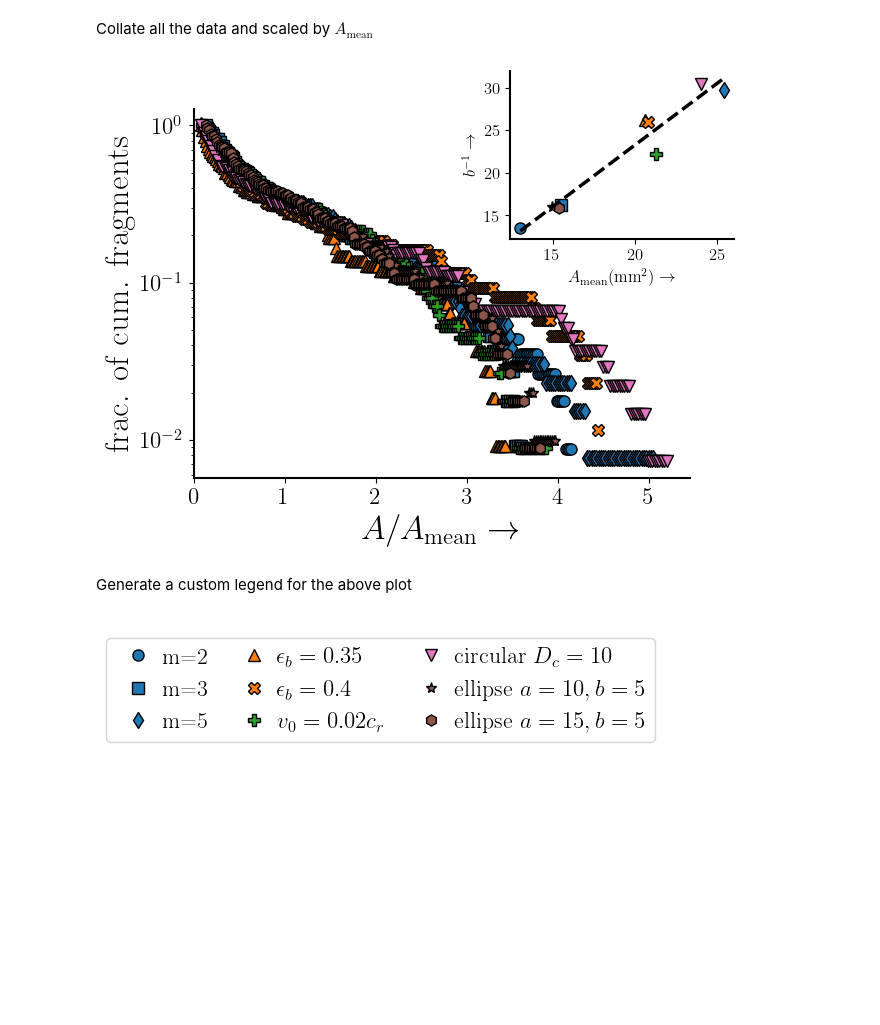
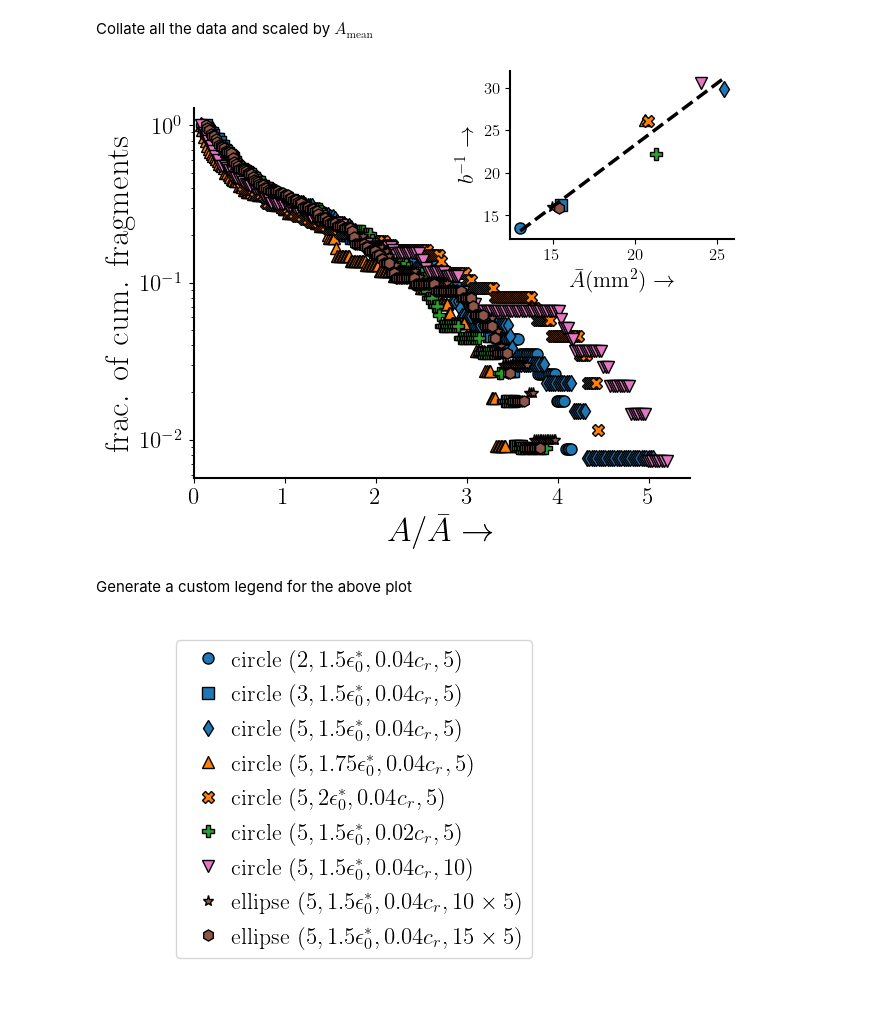
Before and after one commit to VinDawara/residual_network, a Jupyter notebook: cum_area/notebook/cum_area_numerical.ipynb, the cells around one changed output. Saved outputs shown, nothing was run; the diff lists cells and outputs as text; code cells hidden in the pictures.

Commit message:
Figures updated

```diff
--- a/cum_area/notebook/cum_area_numerical.ipynb
+++ b/cum_area/notebook/cum_area_numerical.ipynb
@@ -487,7 +487,7 @@ ax.plot(cum_area_el2/np.mean(area_el2), cum_count_el2/cum_count_el2[0], linestyl
 # ax.plot(cum_area_el1/A_num, exp_fit(cum_area_el1, p_el1[0], p_el1[1]), color='tab:cyan', alpha=0.8)
 # ax.plot(cum_area_el2/A_num, exp_fit(cum_area_el2, p_el2[0], p_el2[1]), color='tab:green', alpha=0.8)
 
-ax.set_xlabel(r'$A/A_{\rm{mean}}\rightarrow$')
+ax.set_xlabel(r'$A/\bar{A}\rightarrow$')
 ax.set_ylabel(r'frac. of cum. fragments')
 ax.set_xlim(left = 0)
 
@@ -515,43 +515,44 @@ x_fit = np.linspace(min(A_mean), max(A_mean), 100)
 y_fit = np.polyval(p_trend, x_fit)
 ax_inset.plot(x_fit, y_fit, color='black', linestyle='--', label='Trend line')
 
-ax_inset.set_xlabel(r'$A_{\rm{mean}} (\rm{mm}^2)\rightarrow$', fontsize=12)
-ax_inset.set_ylabel(r'$b^{-1}\rightarrow$', fontsize=12)
+ax_inset.set_xlabel(r'$\bar{A} (\rm{mm}^2)\rightarrow$', fontsize=16)
+ax_inset.set_ylabel(r'$b^{-1}\rightarrow$', fontsize=16)
 ax_inset.tick_params(axis='both', which='major', labelsize=12)
 
 
 fig.savefig(save_path+ '/collated_numerical_scaled_amean.png', dpi=300, bbox_inches='tight')
 plt.show()
 # %% [output]
-[figure, old version]
+[figure, new version]
 # %% [markdown]
 Generate a custom legend for the above plot
 # %%
 from matplotlib.lines import Line2D
 
 save_plot_dir = r'C:\MyData\Stressed network work\Data\simulation\area\results\collated'
 
 fig, ax = plt.subplots()
 
 markers = ['o', 's', 'd', '^', 'X', 'P', 'v', '*', 'h']
 colors = ['tab:blue', 'tab:blue', 'tab:blue', 'tab:orange', 'tab:orange',
           'tab:green', 'tab:pink', 'tab:brown', 'tab:brown']
-label = [r'm=2', r'm=3', r'm=5', r'$\epsilon_b=0.35$', r'$\epsilon_b=0.4$', r'$v_0=0.02 c_r$',
-         r'circular $D_c=10$', r'ellipse $a=10, b=5$', r'ellipse $a=15, b=5$']
+label = [r'circle $(2, 1.5\epsilon_0^*, 0.04 c_r, 5)$', r'circle $(3, 1.5\epsilon_0^*, 0.04 c_r, 5)$', r'circle $(5, 1.5\epsilon_0^*, 0.04 c_r, 5)$',
+         r'circle $(5, 1.75\epsilon_0^*, 0.04 c_r, 5)$', r'circle $(5, 2\epsilon_0^*, 0.04 c_r, 5)$', r'circle $(5, 1.5\epsilon_0^*, 0.02 c_r, 5)$',
+         r'circle $(5, 1.5\epsilon_0^*, 0.04 c_r, 10)$', r'ellipse $(5, 1.5\epsilon_0^*, 0.04 c_r, 10\times 5)$', r'ellipse $(5, 1.5\epsilon_0^*, 0.04 c_r, 15\times 5)$']
 
 # Invisible handle for padding
 empty = Line2D([0], [0], color='none', marker=None, linestyle='None', label='')
 
 lgd_elements = []
 for i in range(len(markers)):
         lgd_elements.append(Line2D([0], [0], marker=markers[i], color=colors[i], label=label[i], linestyle='None',
                                         markerfacecolor=colors[i], markersize=8, markeredgecolor='black'))
 
 
-ax.legend(handles=lgd_elements, loc='upper center', ncols=3,
+ax.legend(handles=lgd_elements, loc='upper center', ncols=1,
                   columnspacing=1, handletextpad=0)
 ax.set_axis_off()
 plt.show()
 fig.savefig(save_plot_dir + r'\legend_numerical_all.png', bbox_inches='tight', dpi=300)
 # %% [output]
-[figure, old version]
+[figure, new version]
```
Also changed, not shown: parts of 5 cells of this notebook.
